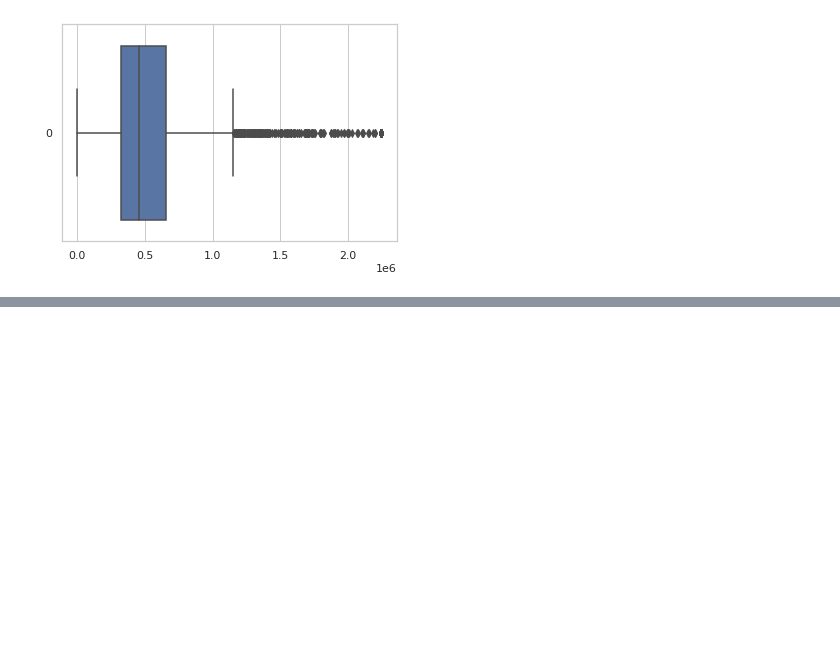
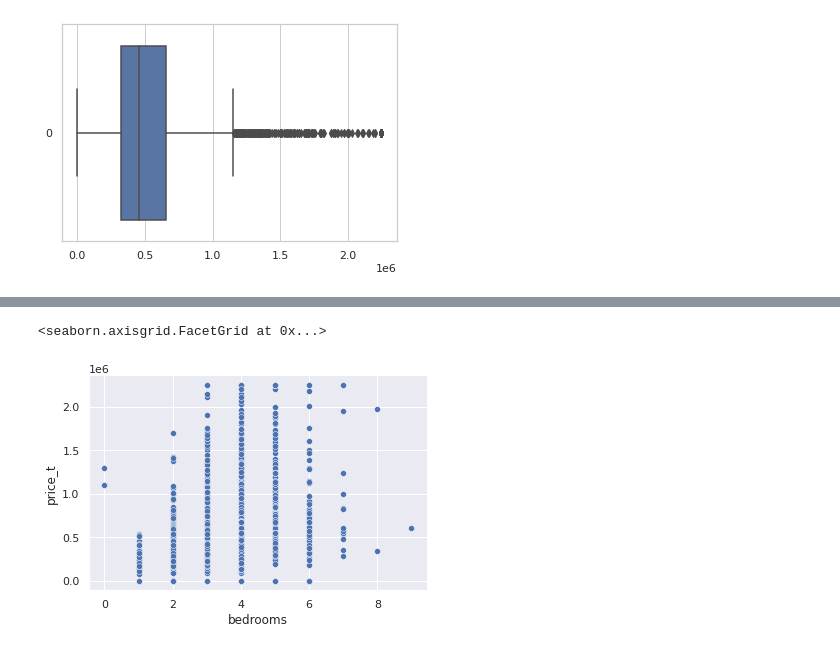
Before and after one commit to JCaballerot/Data_science_for_business, a Jupyter notebook: regresion_lineal/sidney_data_housing.ipynb, the cells around one changed output, grey strips where cells are left out. Cells and saved outputs as stored; diff of their text form; code cells hidden in the pictures; blank space fills up the shorter version.

```diff
--- a/regresion_lineal/sidney_data_housing.ipynb
+++ b/regresion_lineal/sidney_data_housing.ipynb
@@ -72,0 +57,7 @@ ax = sns.boxplot(data = pddf.price_t, orient="h")
+# %%
+
+sns.set(rc={'figure.figsize':(6, 4)})
+sns.relplot(data = pddf, x="bedrooms", y="price_t", height=4, aspect=11.7/8.27)
+# %% [output]
+<seaborn.axisgrid.FacetGrid at 0x...>
+[figure, added]
```
Also changed, not shown: parts of 6 cells of this notebook.
